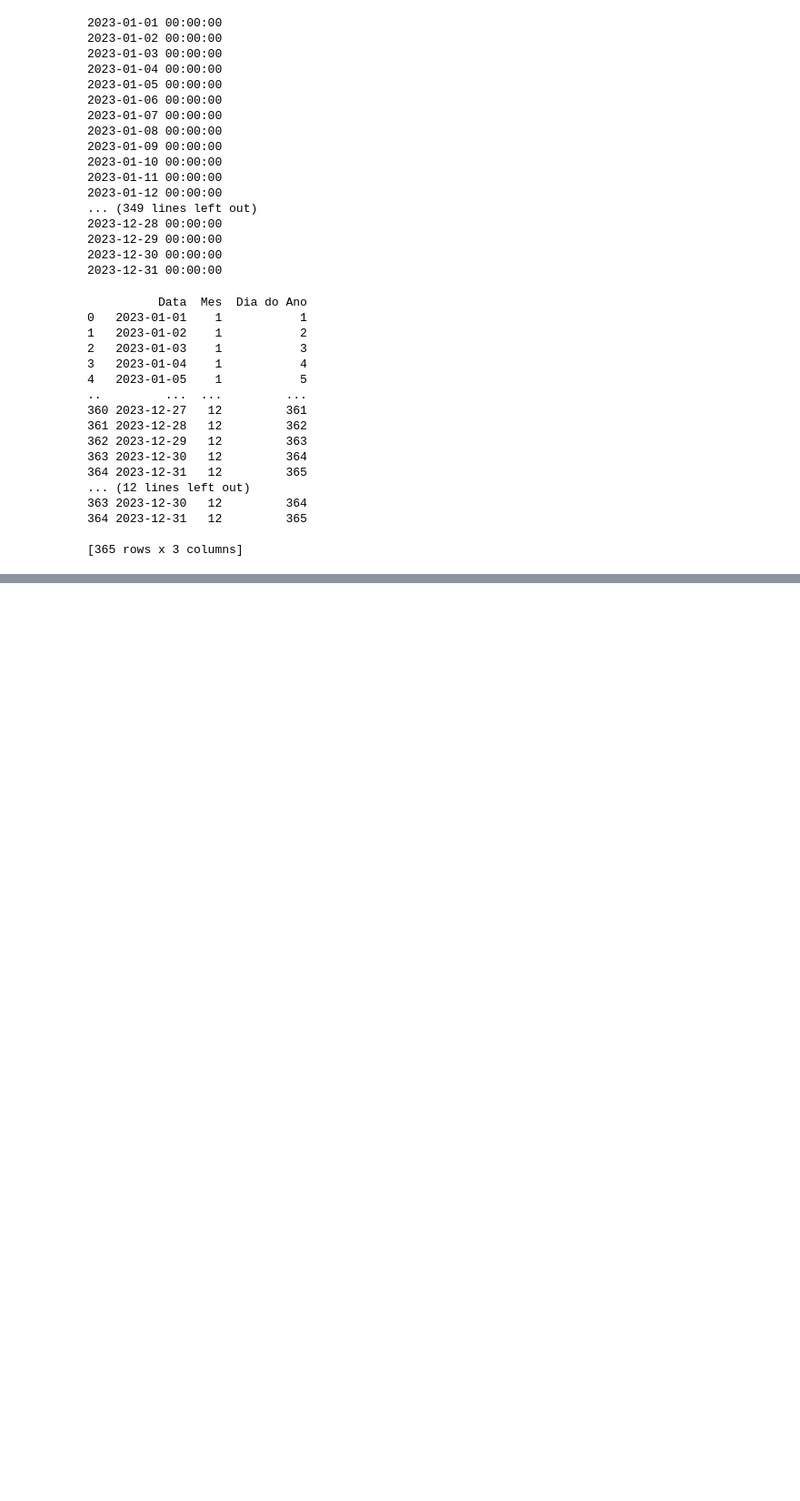
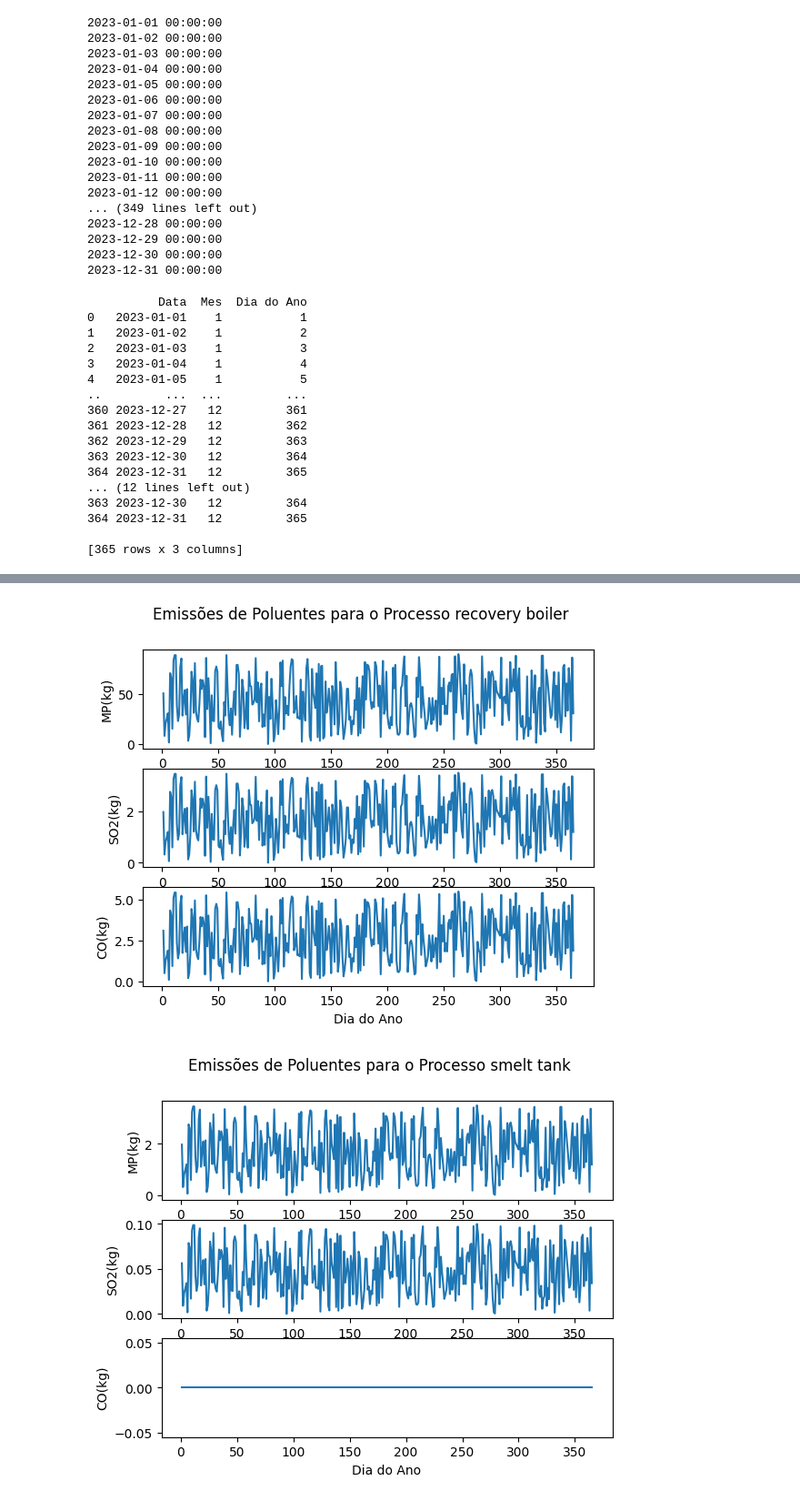
Before and after one commit to maiarasimone/ENS5173_202401, a Jupyter notebook: Atividade01_01.ipynb, the cells around one changed output, grey strips where cells are left out. Shown at 91% size. Cells and saved outputs as stored; diff of their text form; code cells hidden in the pictures; blank space fills up the shorter version.

```diff
--- a/Atividade01_01.ipynb
+++ b/Atividade01_01.ipynb
@@ -287,0 +279,19 @@ for ii in range (1,4):
+# %%
+
+fator_aleatorio_sazonal = df['aleatorioSazonal']
+
+# Taxas de emissão dos poluentes para cada processo
+emissoes_processos = {
+    'recovery boiler': {'MP': 90.0, 'SO2': 3.50, 'CO': 5.50},
+    'smelt tank': {'MP': 3.5, 'SO2': 0.10, 'CO': 0.00},
+    'lime kiln': {'MP': 28.0, 'SO2': 0.15, 'CO': 0.05}
+}
+
+# Loop para cada poluente
+for poluente in ['MP', 'SO2', 'CO']:
+    print(f"\nEmissão para o poluente '{poluente}':")
+    # Loop para cada processo
+    for processo, emissoes in emissoes_processos.items():
+        # Multiplica as taxas de emissão pelo fator aleatório sazonal para o processo e poluente específico
+        emissao_processo_poluente = emissoes[poluente] * fator_aleatorio_sazonal
+        print(f"{processo}: {emissao_processo_poluente}")
@@ -287,0 +316,34 @@ for ii in range (1,4):
+# %%
+
+
+import matplotlib.pyplot as plt
+
+# Taxas de emissão dos poluentes para cada processo
+emissoes_processos = {
+    'recovery boiler': {'MP': 90.0, 'SO2': 3.50, 'CO': 5.50},
+    'smelt tank': {'MP': 3.5, 'SO2': 0.10, 'CO': 0.00},
+    'lime kiln': {'MP': 28.0, 'SO2': 0.15, 'CO': 0.05}
+}
+
+# Loop para cada processo
+for processo, emissoes in emissoes_processos.items():
+    # Cria uma nova figura para o processo atual
+    fig, axs = plt.subplots(3)
+    fig.suptitle(f'Emissões de Poluentes para o Processo {processo}')
+    # Loop para cada poluente
+    for i, (poluente, taxa_emissao) in enumerate(emissoes.items()):
+        # Multiplica a taxa de emissão pelo fator aleatório sazonal para o processo e poluente específico
+        emissao_processo_poluente = taxa_emissao * df['aleatorioSazonal']
+        # Plota o gráfico para o poluente atual no subplot correspondente
+        axs[i].plot(df['Dia do Ano'], emissao_processo_poluente)
+        # Adiciona rótulos aos eixos
+        axs[i].set_xlabel('Dia do Ano')
+        axs[i].set_ylabel(f'{poluente}(kg)')
+
+# Ajusta o layout dos subplots para evitar sobreposição
+plt.tight_layout()
+# Exibe os gráficos
+plt.show()
+# %% [output]
+[figure, added]
+[figure, added]
```
Also changed, not shown: parts of 9 cells of this notebook, 2 other files.
